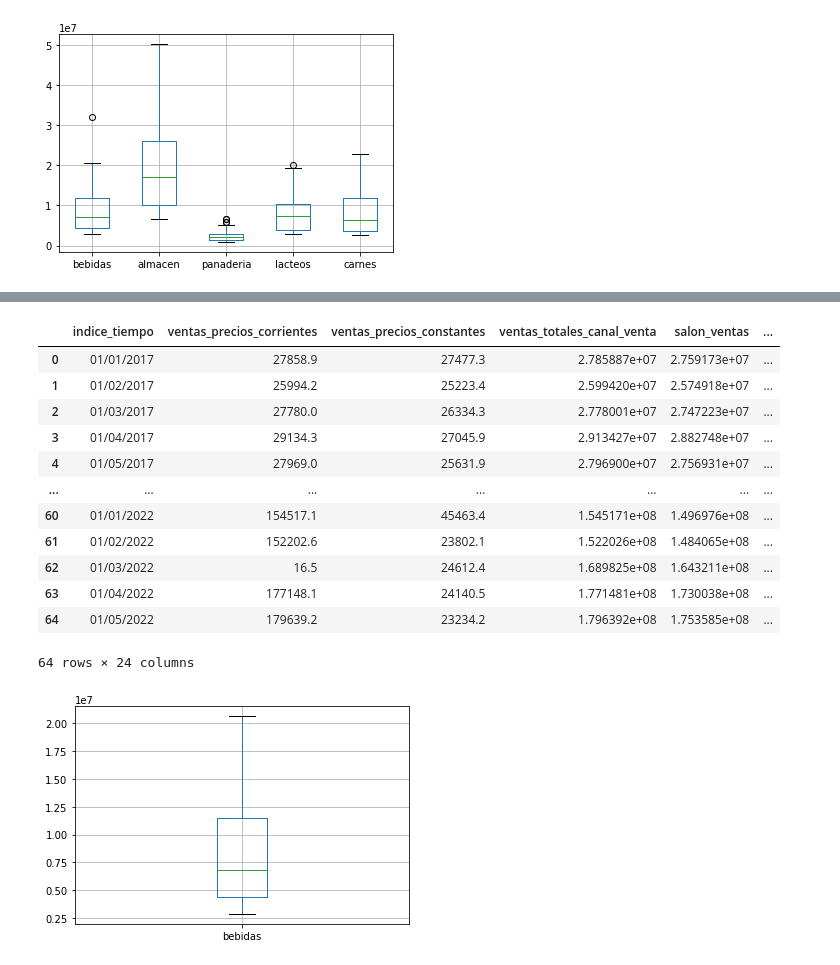
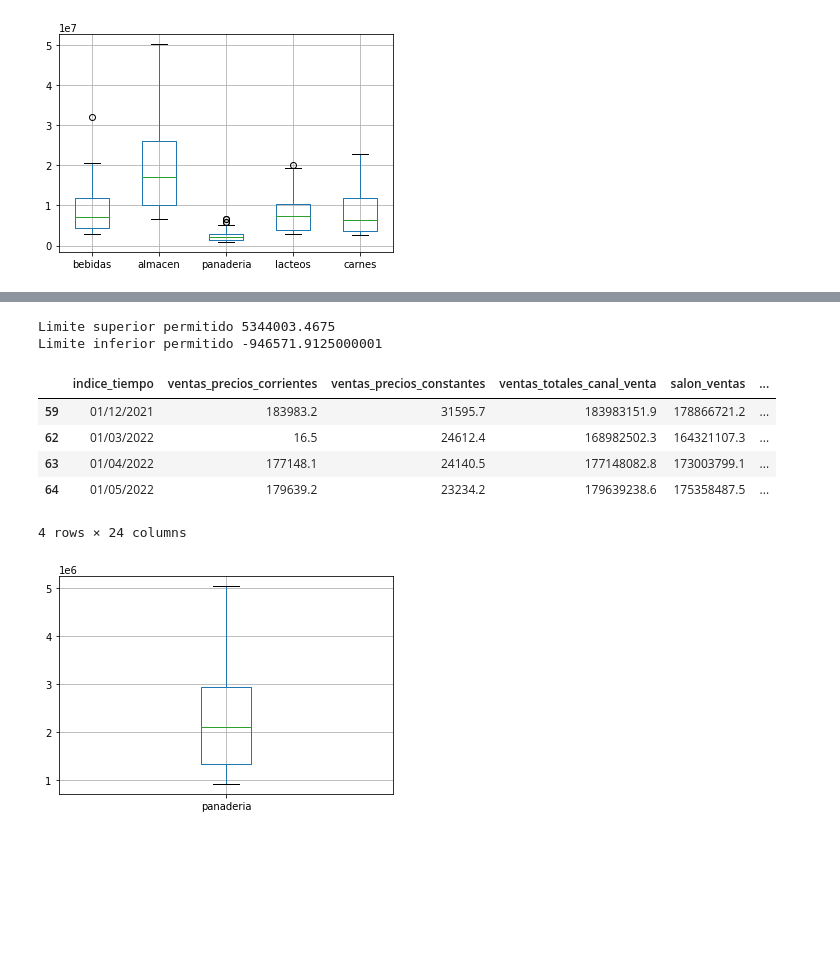
Before and after one commit to rodrigoruizteodoro/Actividad_3, a Jupyter notebook: Actividad 3.ipynb, the cells around one changed output, grey strips where cells are left out. Drawn from its saved outputs; the diff is of its cells as text; code cells hidden in the pictures; blank space fills up the shorter version.

Commit message:
Outlier panaderia

```diff
--- a/Actividad 3.ipynb
+++ b/Actividad 3.ipynb
@@ -305,22 +307,29 @@ outliers_bebidas
+# %%
+y=data2["panaderia"]
+
+percentile25=y.quantile(0.25) #Q1
+percentile75=y.quantile(0.75) #Q3
+iqr= percentile75 - percentile25
+
+Limite_Superior_iqr= percentile75 + 1.5*iqr
+Limite_Inferior_iqr= percentile25 - 1.5*iqr
+print("Limite superior permitido", Limite_Superior_iqr)
+print("Limite inferior permitido", Limite_Inferior_iqr)
+
+outliers_panaderia= data2[(y>Limite_Superior_iqr)|(y<Limite_Inferior_iqr)]
+outliers_panaderia
+# %% [output]
+Limite superior permitido 5344003.4675
+Limite inferior permitido -946571.9125000001
+|  | indice_tiempo | ventas_precios_corrientes | ventas_precios_constantes | ventas_totales_canal_venta | salon_ventas | ... |
+| 59 | 01/12/2021 | 183983.2 | 31595.7 | 183983151.9 | 178866721.2 | ... |
+| 62 | 01/03/2022 | 16.5 | 24612.4 | 168982502.3 | 164321107.3 | ... |
+| 63 | 01/04/2022 | 177148.1 | 24140.5 | 177148082.8 | 173003799.1 | ... |
+| 64 | 01/05/2022 | 179639.2 | 23234.2 | 179639238.6 | 175358487.5 | ... |
+4 rows × 24 columns
 # %%
-#Obtenemos datos limpios
-data_clean_bebidas= data2[(y<=Limite_Superior_iqr)&(y>=Limite_Inferior_iqr)]
-data_clean_bebidas
+#panaderia Limpios
+data_clean_panaderia= data2[(y<=Limite_Superior_iqr)&(y>=Limite_Inferior_iqr)]
+boxplot = data_clean_panaderia.boxplot(column=['panaderia'])
 # %% [output]
-|  | indice_tiempo | ventas_precios_corrientes | ventas_precios_constantes | ventas_totales_canal_venta | salon_ventas | ... |
-| 0 | 01/01/2017 | 27858.9 | 27477.3 | 2.785887e+07 | 2.759173e+07 | ... |
-| 1 | 01/02/2017 | 25994.2 | 25223.4 | 2.599420e+07 | 2.574918e+07 | ... |
-| 2 | 01/03/2017 | 27780.0 | 26334.3 | 2.778001e+07 | 2.747223e+07 | ... |
-| 3 | 01/04/2017 | 29134.3 | 27045.9 | 2.913427e+07 | 2.882748e+07 | ... |
-| 4 | 01/05/2017 | 27969.0 | 25631.9 | 2.796900e+07 | 2.756931e+07 | ... |
-| ... | ... | ... | ... | ... | ... | ... |
-| 60 | 01/01/2022 | 154517.1 | 45463.4 | 1.545171e+08 | 1.496976e+08 | ... |
-| 61 | 01/02/2022 | 152202.6 | 23802.1 | 1.522026e+08 | 1.484065e+08 | ... |
-| 62 | 01/03/2022 | 16.5 | 24612.4 | 1.689825e+08 | 1.643211e+08 | ... |
-| 63 | 01/04/2022 | 177148.1 | 24140.5 | 1.771481e+08 | 1.730038e+08 | ... |
-| 64 | 01/05/2022 | 179639.2 | 23234.2 | 1.796392e+08 | 1.753585e+08 | ... |
-64 rows × 24 columns
+[figure, added]
-# %%
-boxplot = data_clean_bebidas.boxplot(column=['bebidas'])
-# %% [output]
-[figure, removed]
```
Also changed, not shown: parts of 3 cells of this notebook.
